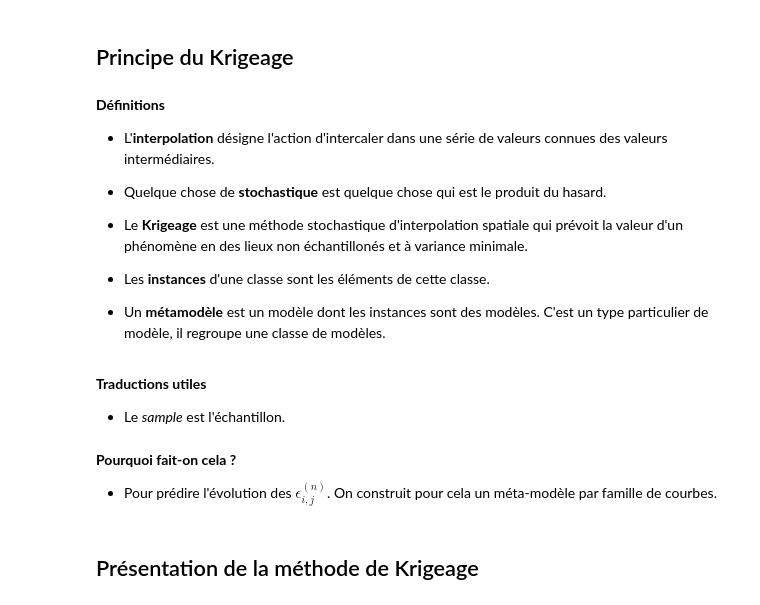
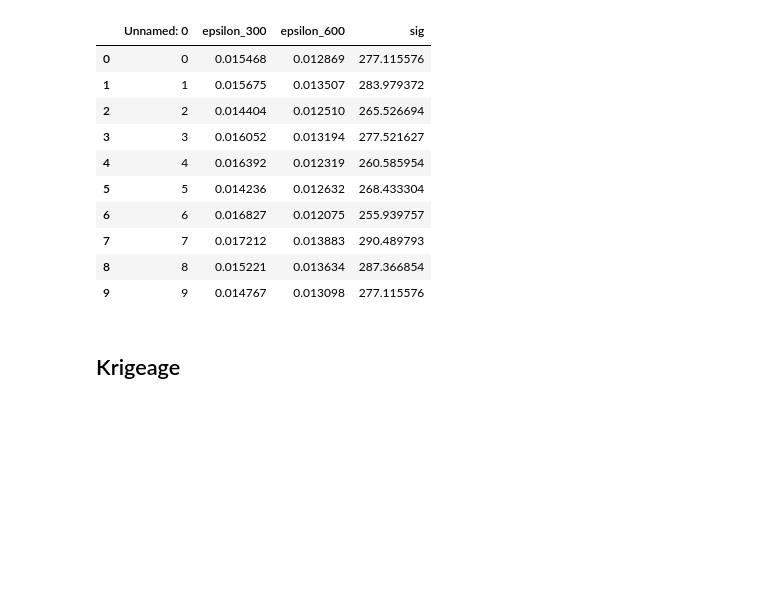
Before and after one commit to NicolasMatte/OptimAero, a Jupyter notebook: krigeage.ipynb, the cells around one changed output. Drawn from its saved outputs; the diff is of its cells as text; code cells hidden in the pictures; blank space fills up the shorter version.

```diff
--- a/krigeage.ipynb
+++ b/krigeage.ipynb
@@ -10,23 +33,19 @@ import pandas as pd
+# %%
+c = "0"
+nom_fichier = "krig_classe" + c + ".csv"
+dg = pd.read_csv(nom_fichier)
+dg
+# %% [output]
+|  | Unnamed: 0 | epsilon_300 | epsilon_600 | sig |
+| 0 | 0 | 0.015468 | 0.012869 | 277.115576 |
+| 1 | 1 | 0.015675 | 0.013507 | 283.979372 |
+| 2 | 2 | 0.014404 | 0.012510 | 265.526694 |
+| 3 | 3 | 0.016052 | 0.013194 | 277.521627 |
+| 4 | 4 | 0.016392 | 0.012319 | 260.585954 |
+| 5 | 5 | 0.014236 | 0.012632 | 268.433304 |
+| 6 | 6 | 0.016827 | 0.012075 | 255.939757 |
+| 7 | 7 | 0.017212 | 0.013883 | 290.489793 |
+| 8 | 8 | 0.015221 | 0.013634 | 287.366854 |
+| 9 | 9 | 0.014767 | 0.013098 | 277.115576 |
 # %% [markdown]
-## Principe du Krigeage
+## Krigeage
-# %% [markdown]
-**Définitions**
-* L'**interpolation** désigne l'action d'intercaler dans une série de valeurs connues des valeurs intermédiaires.
-
-* Quelque chose de **stochastique** est quelque chose qui est le produit du hasard.
-
-* Le **Krigeage** est une méthode stochastique d'interpolation spatiale qui prévoit la valeur d'un phénomène en des lieux non échantillonés et à variance minimale.
-
-* Les **instances** d'une classe sont les éléments de cette classe.
-
-* Un **métamodèle** est un modèle dont les instances sont des modèles. C'est un type particulier de modèle, il regroupe une classe de modèles.
-# %% [markdown]
-**Traductions utiles**
-
-* Le *sample* est l'échantillon.
-# %% [markdown]
-**Pourquoi fait-on cela ?**
-
-* Pour prédire l'évolution des $\epsilon_{i,j}^{(n)}$. On construit pour cela un méta-modèle par famille de courbes.
-# %% [markdown]
-## Présentation de la méthode de Krigeage
```
Also changed, not shown: parts of 60 cells of this notebook, 11 other files.
